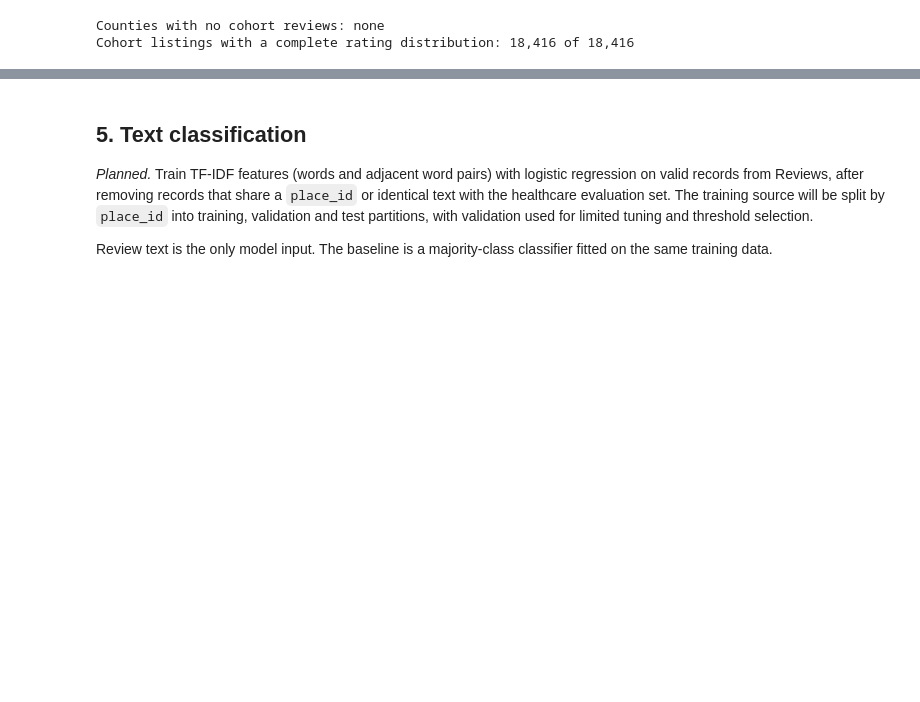
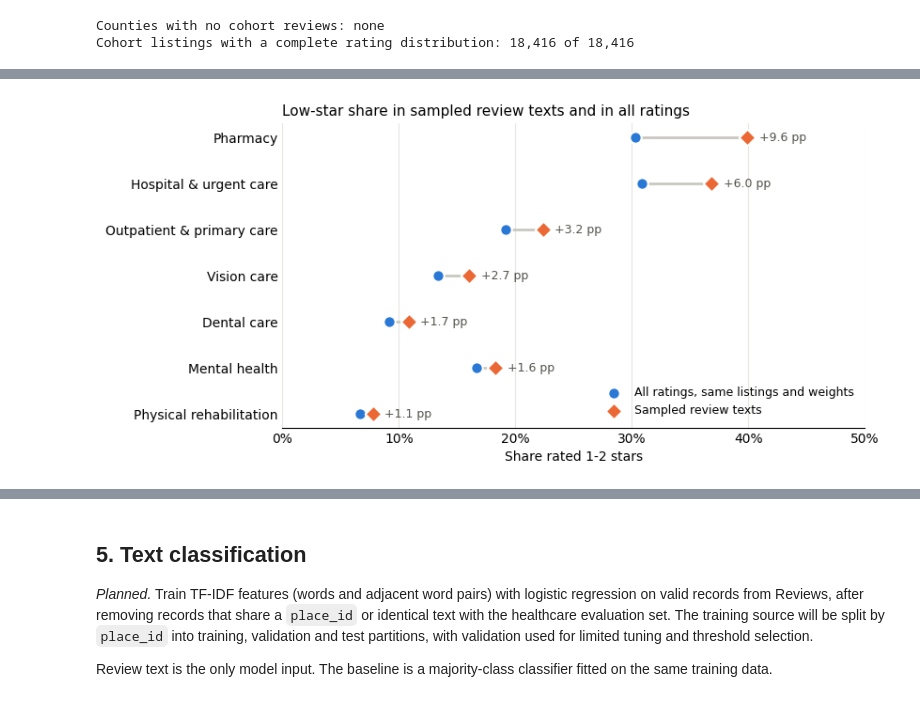
Before and after one commit to kptransfer2024-cmd/Datathon-For-SocialGood, a Jupyter notebook: analysis.ipynb, the cells around one changed output, grey strips where cells are left out. Cells and saved outputs as stored; diff of their text form; code cells hidden in the pictures; blank space fills up the shorter version.

```diff
--- a/analysis.ipynb
+++ b/analysis.ipynb
@@ -411,0 +419,18 @@ The full distribution counts ratings, including stars left without any text, so
+# %%
+# One row per listing: sampled-text counts joined to the listing's full star distribution.
+listing_samples = healthcare_reviews.groupby("place_id").agg(
+    n_texts=("low_star", "size"), n_low_star=("low_star", "sum")
+)
+listing_shares = cohort_places.merge(
+    listing_samples, left_on="place_id", right_index=True, how="outer", validate="one_to_one", indicator=True
+)
+assert (listing_shares.pop("_merge") == "both").all(), "Cohort listings and listing-level samples do not match one to one"
+
+star_counts = listing_shares[STAR_COLUMNS]
+assert star_counts.notna().all().all() and (star_counts >= 0).all().all()
+total_ratings = star_counts.sum(axis=1)
+assert (total_ratings > 0).all()
+
+listing_shares["all_ratings_low_share"] = (
+    listing_shares["1_star_reviews"] + listing_shares["2_star_reviews"]
+) / total_ratings
@@ -411,0 +478,31 @@ The full distribution counts ratings, including stars left without any text, so
+# %%
+# Paired dots per service group, largest gap at the top.
+chart_data = representation_table.drop(index="Overall").sort_values("Gap (pp)")
+row_positions = np.arange(len(chart_data))
+sampled_share = chart_data["Sampled-text low-star share"]
+all_ratings_share = chart_data["All-ratings low-star share"]
+
+fig, ax = plt.subplots(figsize=(8, 4.2))
+ax.hlines(row_positions, all_ratings_share, sampled_share, color="#c9c8c0", linewidth=2, zorder=1)
+ax.scatter(all_ratings_share, row_positions, s=80, color="#2a78d6", edgecolor="white", linewidth=1.5,
+           zorder=2, label="All ratings, same listings and weights")
+ax.scatter(sampled_share, row_positions, s=80, color="#eb6834", marker="D", edgecolor="white", linewidth=1.5,
+           zorder=2, label="Sampled review texts")
+for position, share, gap in zip(row_positions, np.maximum(sampled_share, all_ratings_share), chart_data["Gap (pp)"]):
+    ax.annotate(f"{gap:+.1f} pp", (share, position), xytext=(9, 0), textcoords="offset points",
+                va="center", fontsize=9, color="#52514b")
+
+ax.set_yticks(row_positions, chart_data.index)
+ax.set_xlim(0, 0.5)
+ax.xaxis.set_major_formatter(PercentFormatter(xmax=1, decimals=0))
+ax.set_xlabel("Share rated 1-2 stars")
+ax.set_title("Low-star share in sampled review texts and in all ratings", loc="left", fontsize=11)
+ax.grid(axis="x", color="#e7e6e0", linewidth=0.8)
+ax.set_axisbelow(True)
+ax.tick_params(length=0)
+for side in ("top", "right", "left"):
+    ax.spines[side].set_visible(False)
+ax.legend(loc="lower right", frameon=False, fontsize=9)
+plt.show()
+# %% [output]
+[figure, added]
```
Also changed, not shown: parts of 6 cells of this notebook, 1 other file.
